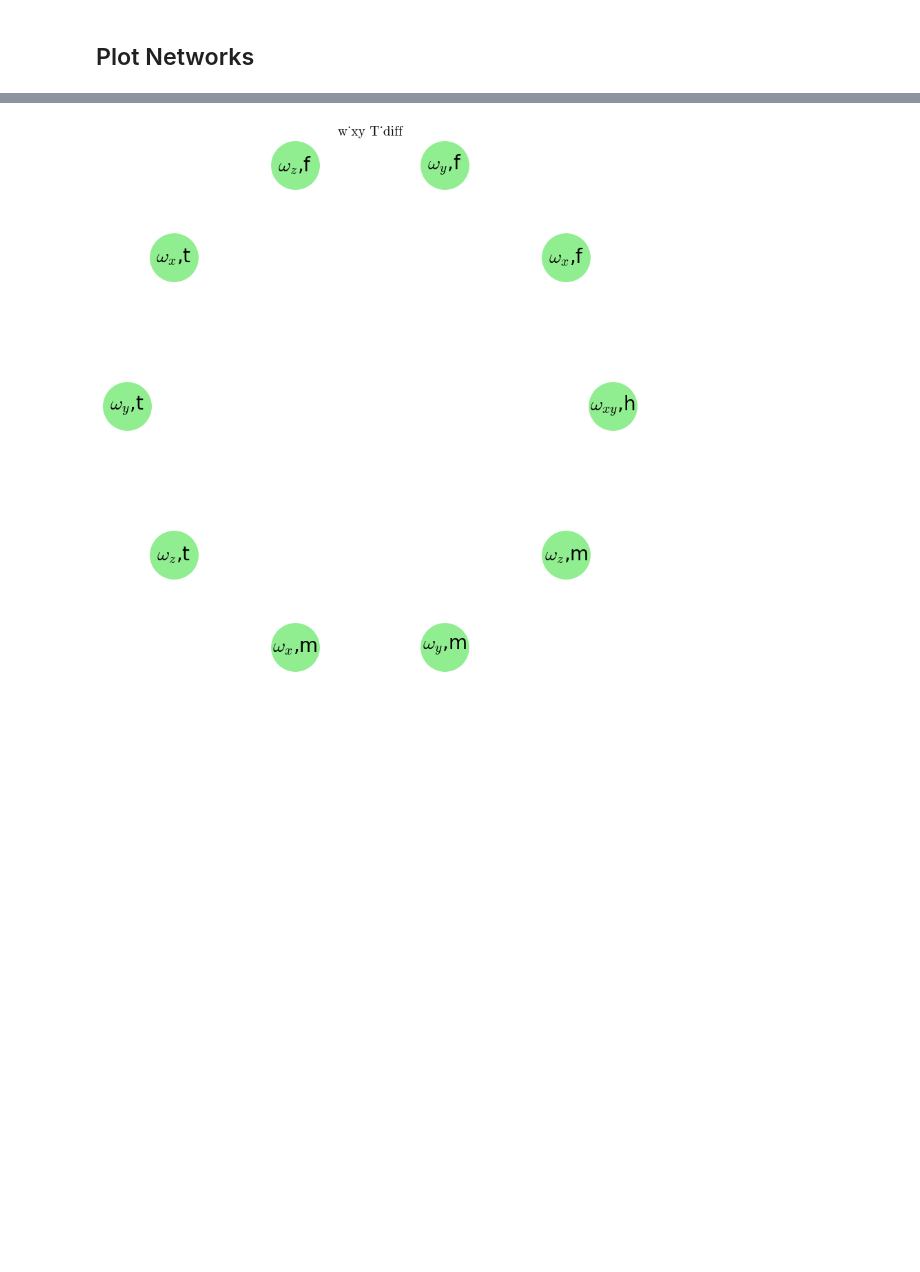
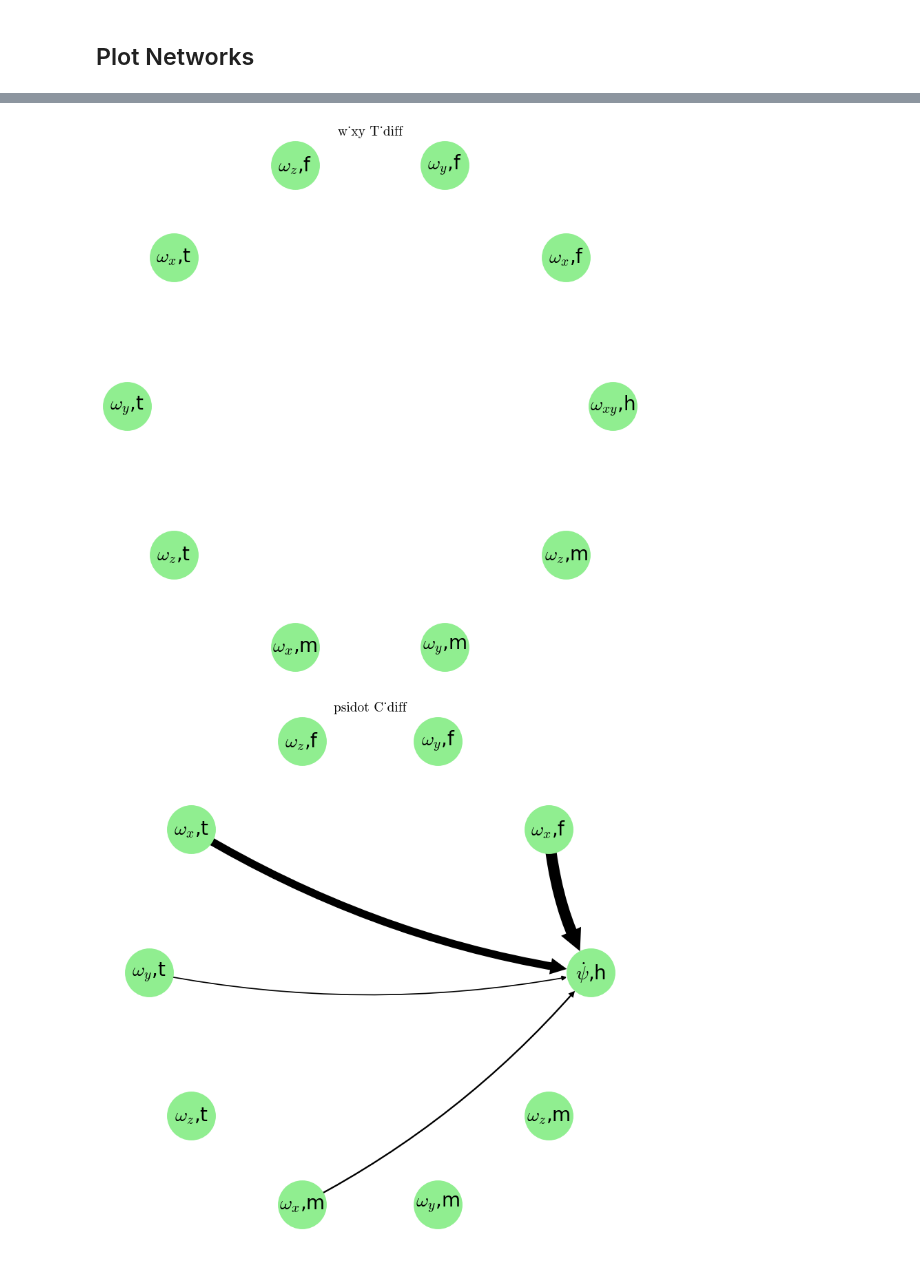
Before and after one commit to ThH00/biomechanics-hula-hoop, a Jupyter notebook: network-methods-code/2024-code-ExploringLocalizationInNonlinearOscillators/body_network_analysis_5_net_plots.ipynb, the cells around one changed output, grey strips where cells are left out. Drawn from its saved outputs; the diff is of its cells as text; code cells hidden in the pictures; blank space fills up the shorter version.

```diff
--- a/network-methods-code/2024-code-ExploringLocalizationInNonlinearOscillators/body_network_analysis_5_net_plots.ipynb
+++ b/network-methods-code/2024-code-ExploringLocalizationInNonlinearOscillators/body_network_analysis_5_net_plots.ipynb
@@ -245,6 +235,7 @@ target_node_lists = {}
 def run_network(data_dict,title,verbose=True,**config):
     quantities = config['quantities']
     target_nodes = config['target_nodes']
+    save_data_array = config.get('save_data_array',False)
 
 
     if SCALE_DATA is None:
@@ -266,6 +257,11 @@ def run_network(data_dict,title,verbose=True,**config):
                             )
     if verbose:
         print(f"{title}: {data.shape=}")
+
+    if save_data_array:
+        if verbose:
+            print(f"Saving data array as {OUT_DIR}/{title}.npz")
+        np.savez(OUT_DIR/f"{title}.npz")
 
     with redirect_stdout(io.StringIO()): # suppress print statements
         if DISTANCE == 'threshold':
@@ -349,8 +347,16 @@ np.save(os.path.join(FOLDER, "T_xys.npy"), networks[title]['T_xys'])
 ## Plot Networks
 # %%
 for title,parameters in network_parameters.items():
-    for coeff_xy,coeff_yx in zip(['C_xys','T_xys'],['C_yxs','T_yxs']):
-        fig = plot_network(networks[title][coeff_xy]-networks[title][coeff_yx],
+    for coeff_xy in ['C_xys','T_xys']:
+        c_xy = networks[title][coeff_xy]
+        diff_xy = c_xy-c_xy.T
+        plot_title = f"{title}_{coeff_xy.replace('xys','diff')}"
+
+        print(f"\n{title}:")
+        print(f"{mappings[title]=}")
+        print(f"{target_node_lists[title]=}")
+
+        fig = plot_network(diff_xy,
                     mappings[title],
                     target_node_lists[title],
                     width_scale=parameters.get('width_scale',5.0),
@@ -358,7 +364,7 @@ for title,parameters in network_parameters.items():
                     draw_from_target_edges=parameters.get('draw_from_target_edges',True),
                     draw_to_target_edges=parameters.get('draw_to_target_edges',True),
                     draw_no_target_edges=parameters.get('draw_no_target_edges',True),
-                    title = f"{title} {coeff_xy.replace('xys','diff')}")
-        fig.savefig(OUT_DIR/f"{title}_{coeff_xy.replace('xyx','diff')}.svg", dpi=400, transparent=True)
-        fig.savefig(OUT_DIR/f"{title}_{coeff_xy.replace('xyx','diff')}.png", dpi=400, transparent=True)
+                    title = plot_title)
+        fig.savefig(OUT_DIR/f"{plot_title}.svg", dpi=400, transparent=True)
+        fig.savefig(OUT_DIR/f"{plot_title}.png", dpi=400, transparent=True)
 # %% [output]
@@ -365,2 +386,3 @@ for title,parameters in network_parameters.items():
 [figure]
 [figure]
+[figure, added]
```
Also changed, not shown: parts of 4 cells of this notebook.
